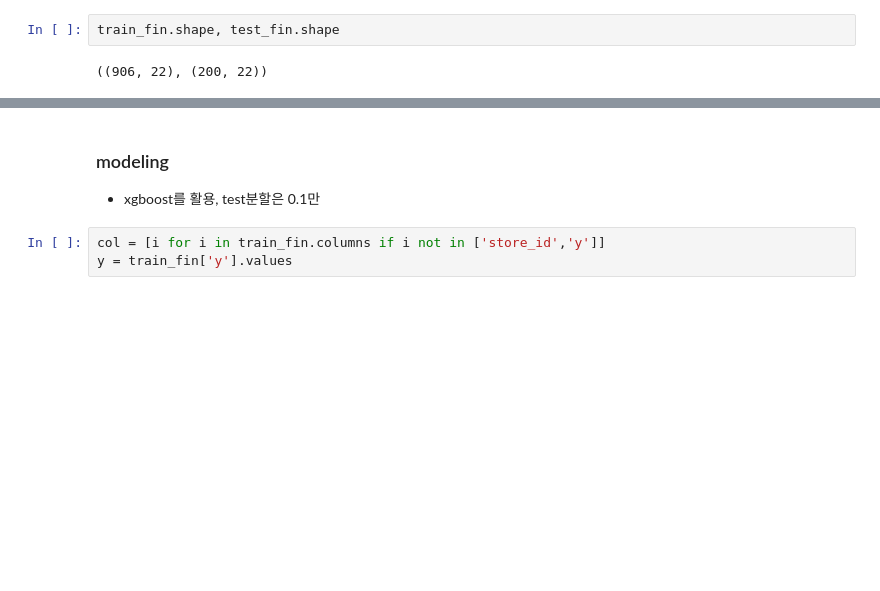
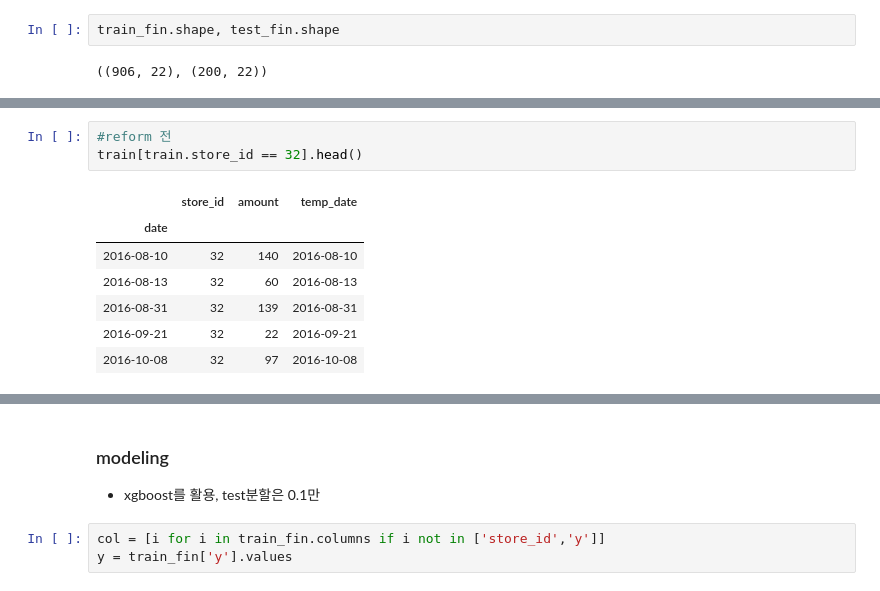
Before and after one commit to bbiyongel/Dacon_funda, a Jupyter notebook: follow_2nd HELLOCRYPTO.ipynb, the cells around one changed output, grey strips where cells are left out. Saved outputs shown, nothing was run; the diff lists cells and outputs as text; blank space fills up the shorter version.

```diff
--- a/follow_2nd HELLOCRYPTO.ipynb
+++ b/follow_2nd HELLOCRYPTO.ipynb
@@ -221,0 +214,11 @@ train_fin
+# %%
+#reform 전
+train[train.store_id == 32].head()
+# %% [output]
+|  | store_id | amount | temp_date |
+| date |  |  |  |
+| 2016-08-10 | 32 | 140 | 2016-08-10 |
+| 2016-08-13 | 32 | 60 | 2016-08-13 |
+| 2016-08-31 | 32 | 139 | 2016-08-31 |
+| 2016-09-21 | 32 | 22 | 2016-09-21 |
+| 2016-10-08 | 32 | 97 | 2016-10-08 |
```
Also changed, not shown: parts of 18 cells of this notebook, 3 other files.
